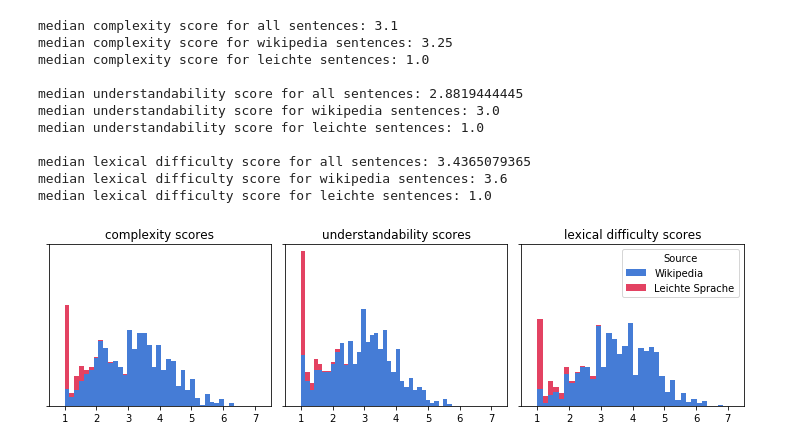
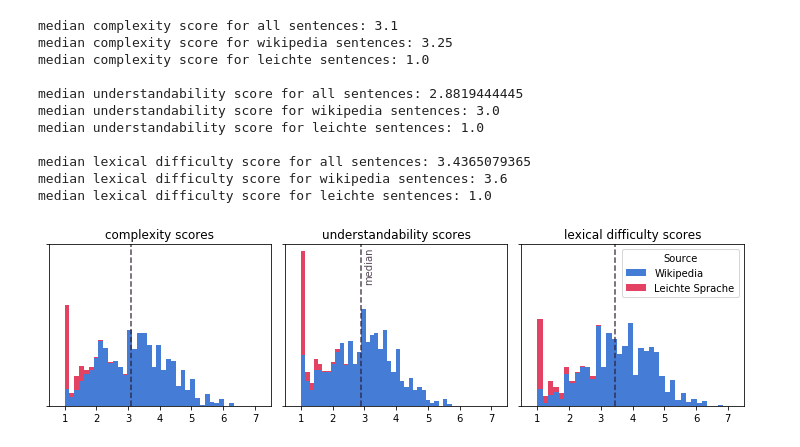
Before and after one commit to thegialeo/text-analytics-project, a Jupyter notebook: src/exploring_tcde.ipynb, the cells around one changed output. Saved outputs shown, nothing was run; the diff lists cells and outputs as text; code cells hidden in the pictures.

Commit message:
Exploring TextComplexityDE Part 2

```diff
--- a/src/exploring_tcde.ipynb
+++ b/src/exploring_tcde.ipynb
@@ -133,31 +215,40 @@ fig = plt.figure(figsize = (10, 3))
 plt.subplot(131)
 plot_colors = ["#457cd6", "#e34262"]
 plt.title(r'complexity scores')
 plt.hist([df_wikipedia['mos_r'], df_leichte['mos_r']], 35, stacked=True, density = True, color=plot_colors)
 plt.xticks(range(1, 8))
 plt.xlim([0.5, 7.5])
 plt.ylim([0.0, 0.82])
 plt.yticks([0.0, 0.82], ['', ''])
+#meanx = df_all['mos_r'].mean()
+medianx = df_all['mos_r'].median()
+#plt.axvline(meanx, color='#6d8c32', linestyle='dashdot', alpha=.8)
+plt.axvline(medianx, color='#2c1b2e', linestyle='--', alpha=.8)
 
 plt.subplot(132)
 plot_colors = ["#457cd6", "#e34262"]
 plt.title(r'understandability scores')
 plt.hist([df_wikipedia['mos_u'], df_leichte['mos_u']], 35, stacked=True, density = True, color=plot_colors)
 plt.xticks(range(1, 8))
 plt.xlim([0.5, 7.5])
 plt.ylim([0.0, 0.82])
 plt.yticks([0.0, 0.82], ['', ''])
+medianx = df_all['mos_u'].median()
+plt.axvline(medianx, color='#2c1b2e', linestyle='--', alpha=.8)
+plt.text(medianx + .1, .63, 'median', rotation=90, color='#2c1b2e', alpha=.8)
 
 plt.subplot(133)
 plot_colors = ["#457cd6", "#e34262"]
 plt.title(r'lexical difficulty scores')
 plt.hist([df_wikipedia['mos_l'], df_leichte['mos_l']], 35, stacked=True, density = True, color=plot_colors, label=["Wikipedia", "Leichte Sprache"])
 plt.legend(loc="upper right", title="Source")
 plt.xticks(range(1, 8))
 plt.xlim([0.5, 7.5])
 plt.ylim([0.0, 0.82])
 plt.yticks([0.0, 0.82], ['', ''])
+medianx = df_all['mos_l'].median()
+plt.axvline(medianx, color='#2c1b2e', linestyle='--', alpha=.8)
 
 plt.tight_layout()
 # %% [output]
-[figure, old version]
+[figure, new version]
```
Also changed, not shown: parts of 9 cells of this notebook, 1 other file.
